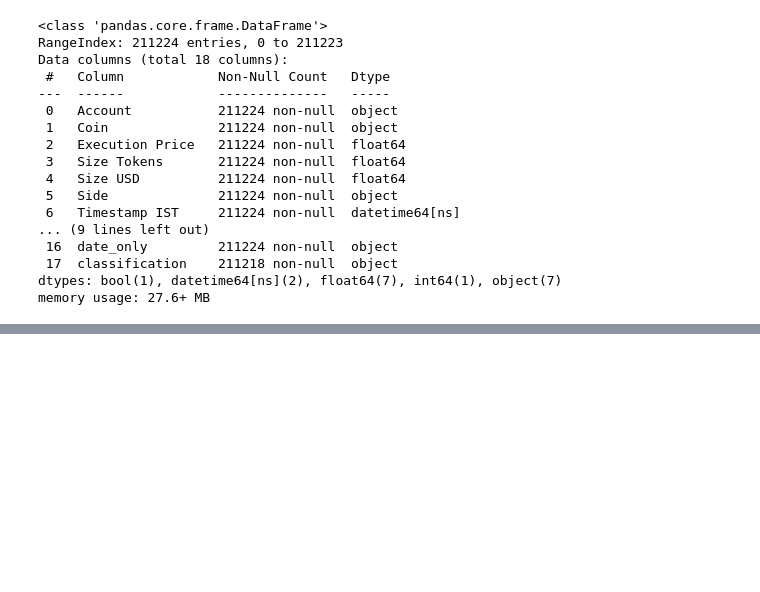
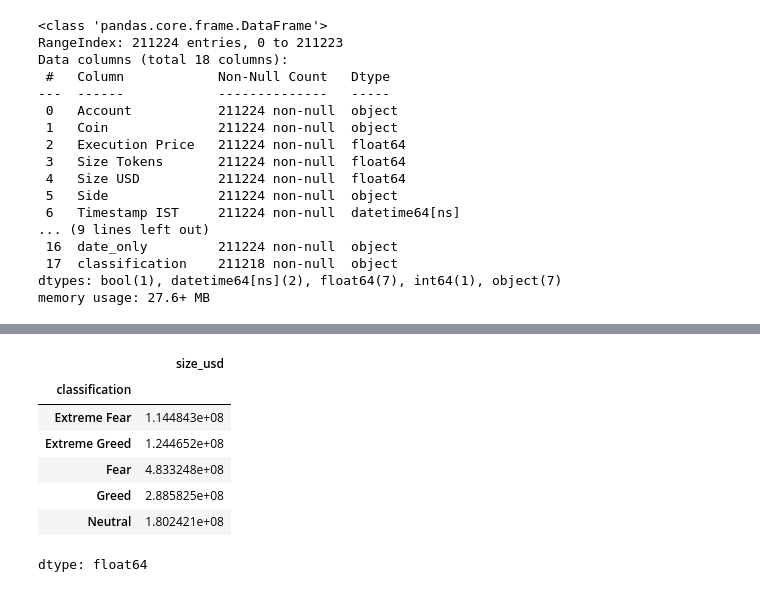
Before and after one commit to mohitsbh/ds_mohit_bhosale, a Jupyter notebook: notebook_1.ipynb, the cells around one changed output, grey strips where cells are left out. Saved outputs shown, nothing was run; the diff lists cells and outputs as text; code cells hidden in the pictures; blank space fills up the shorter version.

```diff
--- a/notebook_1.ipynb
+++ b/notebook_1.ipynb
@@ -186,0 +231,11 @@ memory usage: 27.6+ MB
+# %%
+merged_clean.groupby('classification')['size_usd'].sum()
+# %% [output]
+|  | size_usd |
+| classification |  |
+| Extreme Fear | 1.144843e+08 |
+| Extreme Greed | 1.244652e+08 |
+| Fear | 4.833248e+08 |
+| Greed | 2.885825e+08 |
+| Neutral | 1.802421e+08 |
+dtype: float64
```
Also changed, not shown: parts of 3 cells of this notebook.
